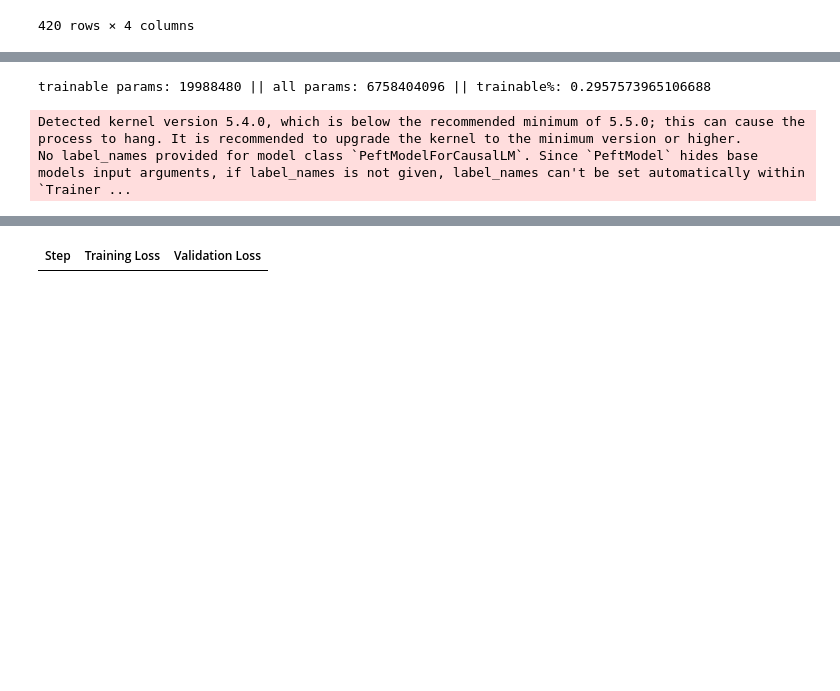
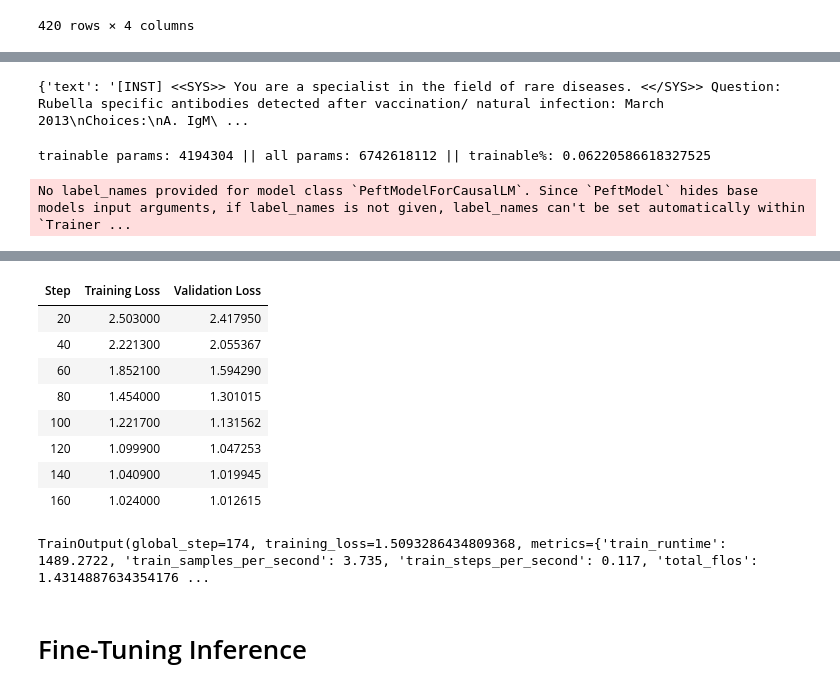
Before and after one commit to sq-lr/Finetuning-LLMs-For-Rare-Disease-Diagnosis, a Jupyter notebook: llm.ipynb, the cells around one changed output, grey strips where cells are left out. Cells and saved outputs as stored; diff of their text form; code cells hidden in the pictures; blank space fills up the shorter version.

Commit message:
finish finetuning
final_train_data.csv, withorpha_train_data.csv

```diff
--- a/llm.ipynb
+++ b/llm.ipynb
@@ -141,2 +119,2 @@ print(correct/len(rb_test))
 # %%
-dataset = load_dataset("csv", data_files="final_train_data.csv")
+dataset = load_dataset("csv", data_files="final_traindata/final_train_data.csv")
@@ -160,5 +121,3 @@ dataset = dataset.map(lambda samples: {
-# %%
-dataset = dataset.remove_columns(["question", "answer"])
 # %%
 split = dataset["train"].train_test_split(test_size=0.1, seed=42)
 train_dataset = split["train"]
@@ -176,2 +135,9 @@ Dataset({
     num_rows: 207
 })
+# %%
+train_dataset = train_dataset.map(lambda samples: tokenizer(samples["text"]), batched=True)
+val_dataset = val_dataset.map(lambda samples: tokenizer(samples["text"]), batched=True)
+train_dataset = train_dataset.remove_columns(["text"])
+val_dataset = val_dataset.remove_columns(["text"])
+display(train_dataset)
+display(val_dataset)
@@ -178,3 +153,7 @@ Dataset({
+# %%
+print(dataset["train"][0])
+# %% [output]
+{'text': '[INST] <<SYS>> You are a specialist in the field of rare diseases. <</SYS>> Question: Rubella specific antibodies detected after vaccination/ natural infection: March 2013\nChoices:\nA. IgM\ ...
 # %%
 model.gradient_checkpointing_enable()
 model = prepare_model_for_kbit_training(model)
@@ -196,8 +175,8 @@ def print_trainable_parameters(model):
 config = LoraConfig(
     r=8,
     lora_alpha=16,
-    target_modules=["q_proj", "v_proj", "k_proj", "o_proj", "gate_proj", "down_proj", "up_proj"],
-    lora_dropout=0.05,
+    target_modules=["q_proj", "v_proj"],
+    lora_dropout=0.2,
     bias="none",
     task_type="CAUSAL_LM"
 )
@@ -205,35 +184,38 @@ config = LoraConfig(
 model = get_peft_model(model, config)
 print_trainable_parameters(model)
 # %% [output]
-trainable params: 19988480 || all params: 6758404096 || trainable%: 0.2957573965106688
+trainable params: 4194304 || all params: 6742618112 || trainable%: 0.06220586618327525
 # %%
 trainer = transformers.Trainer(
     model=model,
     train_dataset=train_dataset,
     eval_dataset=val_dataset,
     args=transformers.TrainingArguments(
-        per_device_train_batch_size=4,
-        gradient_accumulation_steps=8,
-        warmup_steps=100,
-        max_steps=2000,
-        learning_rate=1e-4,
+        remove_unused_columns=True,
+        per_device_train_batch_size=8,
+        gradient_accumulation_steps=4,
+        warmup_steps=50,
+        num_train_epochs=3,
+        learning_rate=5e-5,
         fp16= False,
         bf16 = True,
         logging_steps=20,
         output_dir="outputs",
         optim="paged_adamw_8bit",
-        save_steps = 500,
+        save_steps = 20,
+        logging_first_step=True,
         eval_strategy = "steps",
-        eval_steps = 500,
+        eval_steps = 20,
         save_total_limit = 2,
         load_best_model_at_end = True,
         metric_for_best_model = "loss",
-        greater_is_better = False
+        greater_is_better = False,
+        weight_decay=0.01,
+        lr_scheduler_type="cosine"
     ),
     data_collator=transformers.DataCollatorForLanguageModeling(tokenizer, mlm=False, pad_to_multiple_of=8),
 )
 model.config.use_cache = False  # silence the warnings. Please re-enable for inference!
 trainer.train()
 # %% [output]
-Detected kernel version 5.4.0, which is below the recommended minimum of 5.5.0; this can cause the process to hang. It is recommended to upgrade the kernel to the minimum version or higher.
 No label_names provided for model class `PeftModelForCausalLM`. Since `PeftModel` hides base models input arguments, if label_names is not given, label_names can't be set automatically within `Trainer ...
@@ -241 +223,12 @@ No label_names provided for model class `PeftModelForCausalLM`. Since `PeftModel
 | Step | Training Loss | Validation Loss |
+| 20 | 2.503000 | 2.417950 |
+| 40 | 2.221300 | 2.055367 |
+| 60 | 1.852100 | 1.594290 |
+| 80 | 1.454000 | 1.301015 |
+| 100 | 1.221700 | 1.131562 |
+| 120 | 1.099900 | 1.047253 |
+| 140 | 1.040900 | 1.019945 |
+| 160 | 1.024000 | 1.012615 |
+TrainOutput(global_step=174, training_loss=1.5093286434809368, metrics={'train_runtime': 1489.2722, 'train_samples_per_second': 3.735, 'train_steps_per_second': 0.117, 'total_flos': 1.4314887634354176 ...
+# %% [markdown]
+# Fine-Tuning Inference
```
Also changed, not shown: parts of 22 cells of this notebook, 41 other files.
